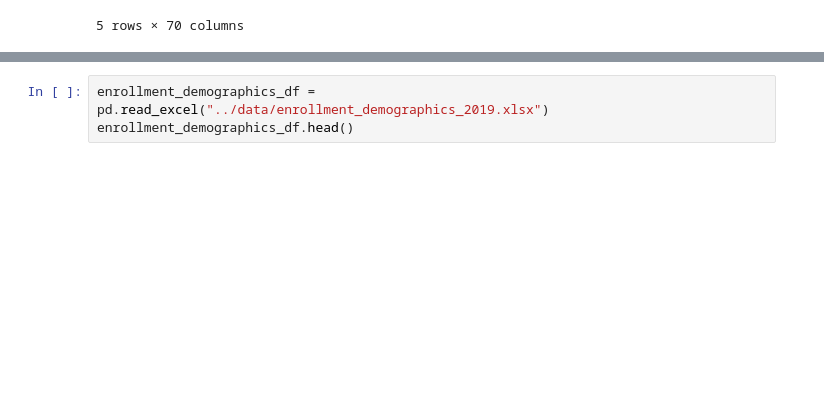
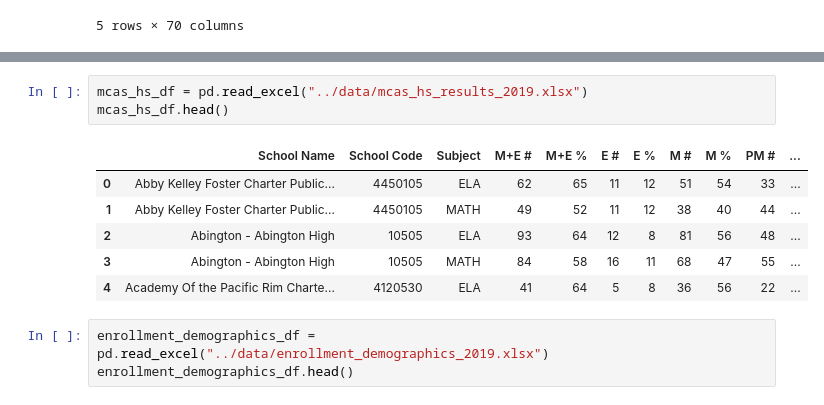
Before and after one commit to alexcraig043/qss-20-final-project, a Jupyter notebook: src/code/main.ipynb, the cells around one changed output, grey strips where cells are left out. Saved outputs shown, nothing was run; the diff lists cells and outputs as text; blank space fills up the shorter version.

Commit message:
mcas high school data

```diff
--- a/src/code/main.ipynb
+++ b/src/code/main.ipynb
@@ -30,6 +30,16 @@ mcas_df.head()
 | 2 | Abby Kelley Foster Charter Public... | 4450105 | SCI | 80 | 34 | 4 | 2 | 76 | 32 | 135 | ... |
 | 3 | Abington - Abington Middle School | 10405 | ELA | 351 | 54 | 51 | 8 | 300 | 46 | 257 | ... |
 | 4 | Abington - Abington Middle School | 10405 | MATH | 294 | 45 | 29 | 4 | 265 | 40 | 308 | ... |
+# %%
+mcas_hs_df = pd.read_excel("../data/mcas_hs_results_2019.xlsx")
+mcas_hs_df.head()
+# %% [output]
+|  | School Name | School Code | Subject | M+E # | M+E % | E # | E % | M # | M % | PM # | ... |
+| 0 | Abby Kelley Foster Charter Public... | 4450105 | ELA | 62 | 65 | 11 | 12 | 51 | 54 | 33 | ... |
+| 1 | Abby Kelley Foster Charter Public... | 4450105 | MATH | 49 | 52 | 11 | 12 | 38 | 40 | 44 | ... |
+| 2 | Abington - Abington High | 10505 | ELA | 93 | 64 | 12 | 8 | 81 | 56 | 48 | ... |
+| 3 | Abington - Abington High | 10505 | MATH | 84 | 58 | 16 | 11 | 68 | 47 | 55 | ... |
+| 4 | Academy Of the Pacific Rim Charte... | 4120530 | ELA | 41 | 64 | 5 | 8 | 36 | 56 | 22 | ... |
 # %%
 enrollment_demographics_df = pd.read_excel("../data/enrollment_demographics_2019.xlsx")
 enrollment_demographics_df.head()
```
Also changed, not shown: parts of 12 cells of this notebook.
